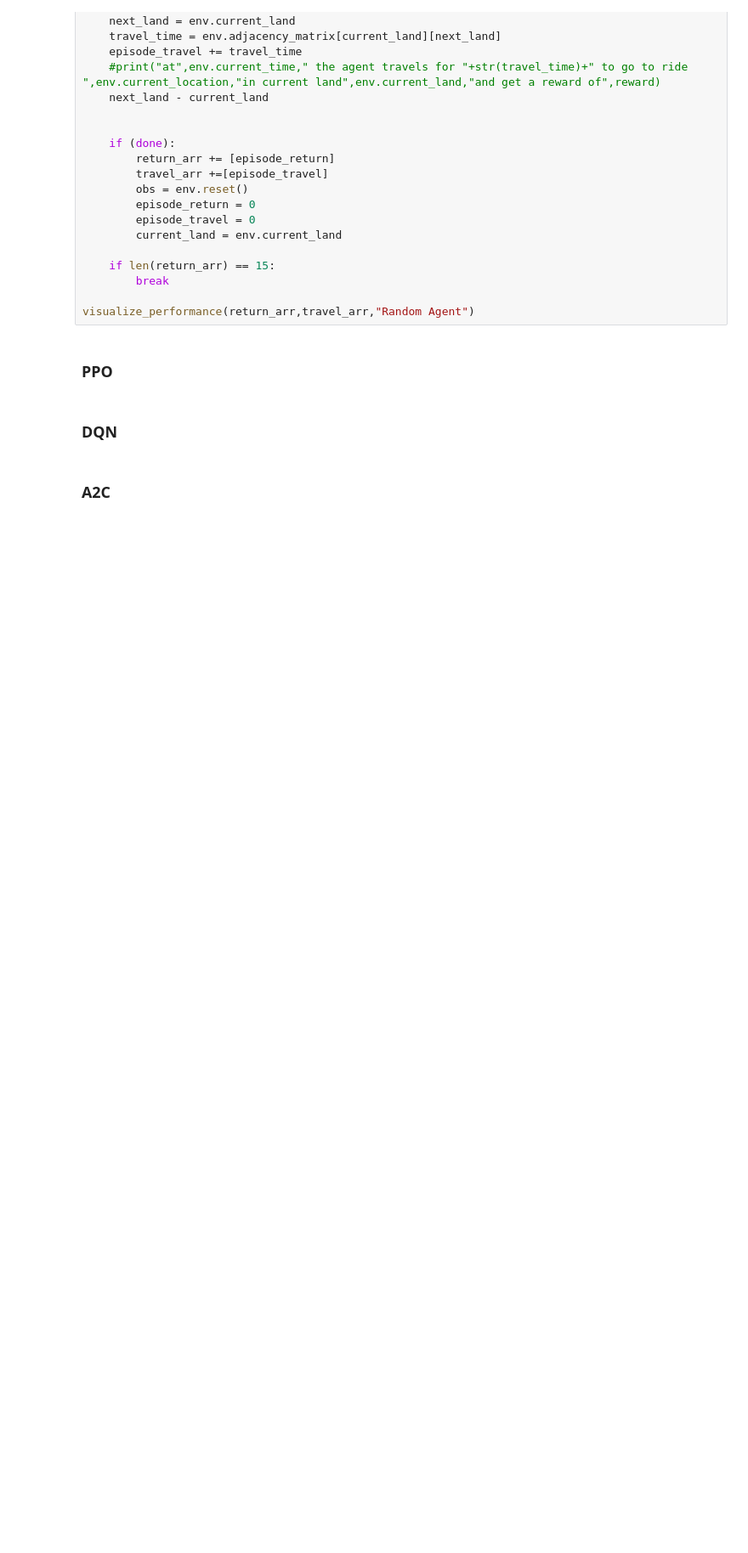
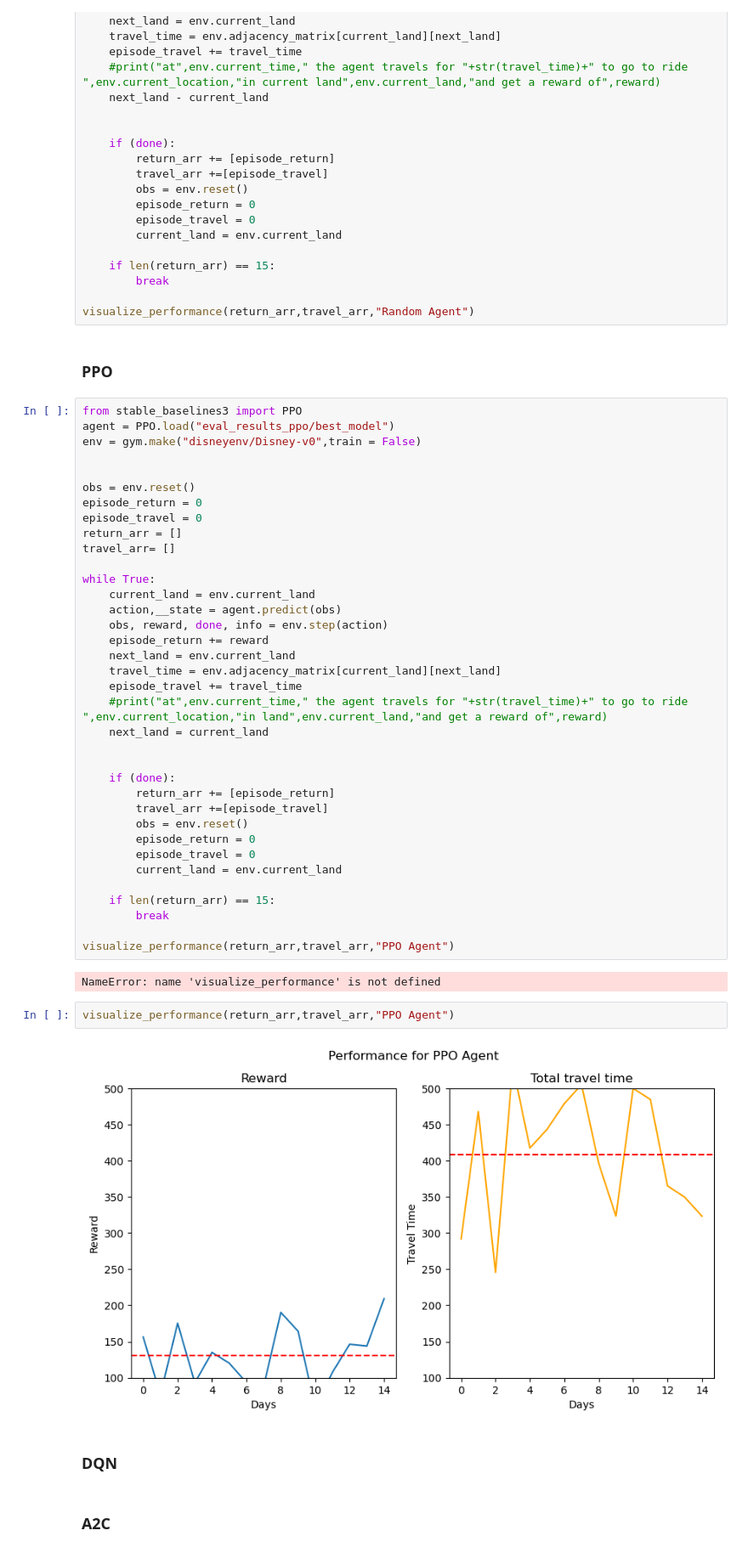
Before and after one commit to Hiroki39/DS-GA-3001-007-Final-Project, a Jupyter notebook: evaluation.ipynb, the cells around one changed output. Shown at 85% size. Saved outputs shown, nothing was run; the diff lists cells and outputs as text; blank space fills up the shorter version.

Commit message:
Update evaluation.ipynb
Update visualization

```diff
--- a/evaluation.ipynb
+++ b/evaluation.ipynb
@@ -118,6 +131,48 @@ while True:
 visualize_performance(return_arr,travel_arr,"Random Agent")
 # %% [markdown]
 ### PPO
+# %%
+from stable_baselines3 import PPO
+agent = PPO.load("eval_results_ppo/best_model")
+env = gym.make("disneyenv/Disney-v0",train = False)
+
+
+obs = env.reset()
+episode_return = 0
+episode_travel = 0
+return_arr = []
+travel_arr= []
+
+while True:
+    current_land = env.current_land
+    action,__state = agent.predict(obs)
+    obs, reward, done, info = env.step(action)
+    episode_return += reward
+    next_land = env.current_land
+    travel_time = env.adjacency_matrix[current_land][next_land]
+    episode_travel += travel_time
+    #print("at",env.current_time," the agent travels for "+str(travel_time)+" to go to ride ",env.current_location,"in land",env.current_land,"and get a reward of",reward)
+    next_land = current_land
+
+
+    if (done):
+        return_arr += [episode_return]
+        travel_arr +=[episode_travel]
+        obs = env.reset()
+        episode_return = 0
+        episode_travel = 0
+        current_land = env.current_land
+
+    if len(return_arr) == 15:
+        break
+
+visualize_performance(return_arr,travel_arr,"PPO Agent")
+# %% [output]
+NameError: name 'visualize_performance' is not defined
+# %%
+visualize_performance(return_arr,travel_arr,"PPO Agent")
+# %% [output]
+[figure, added]
 # %% [markdown]
 ### DQN
 # %% [markdown]
```
Also changed, not shown: parts of 2 cells of this notebook.
